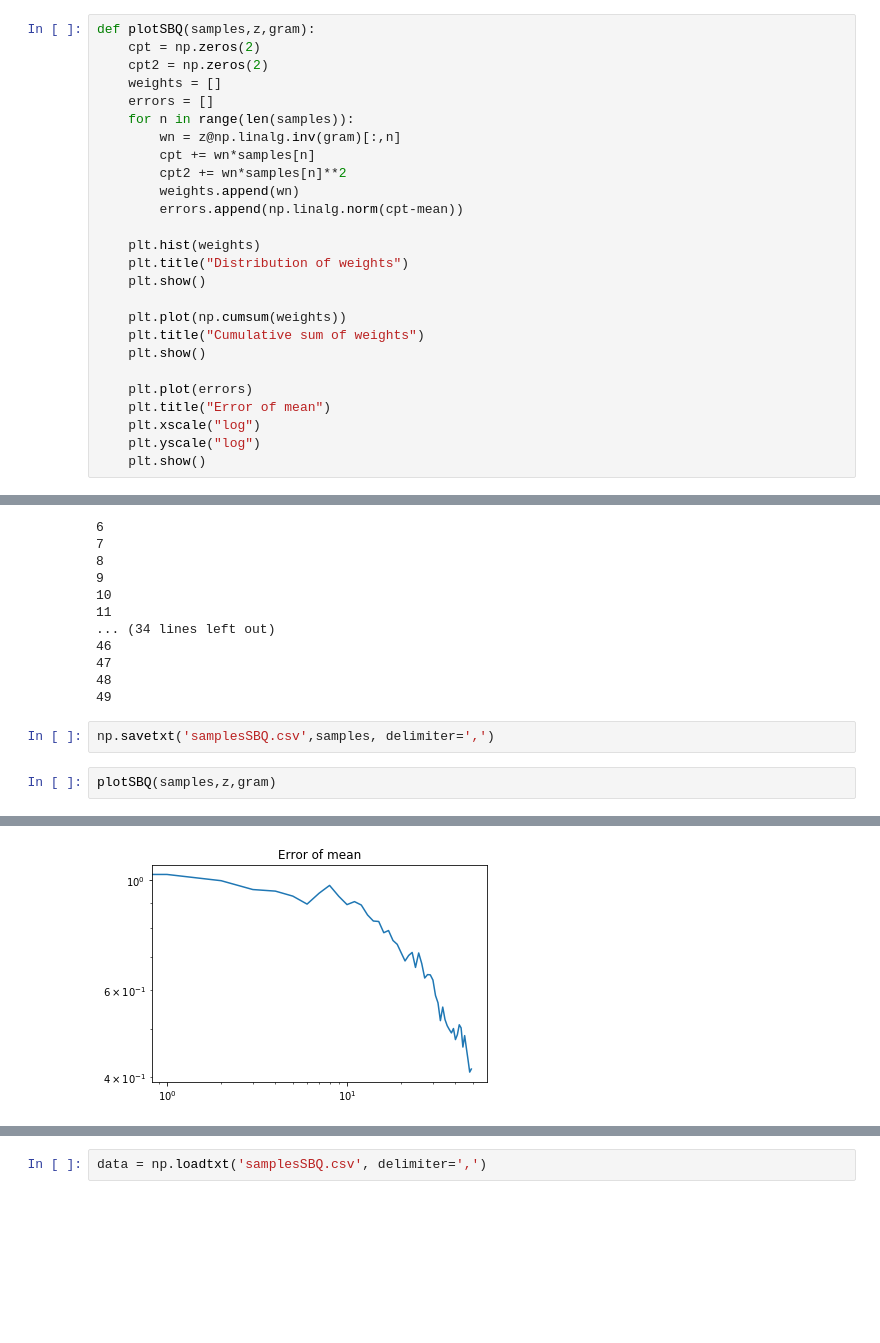
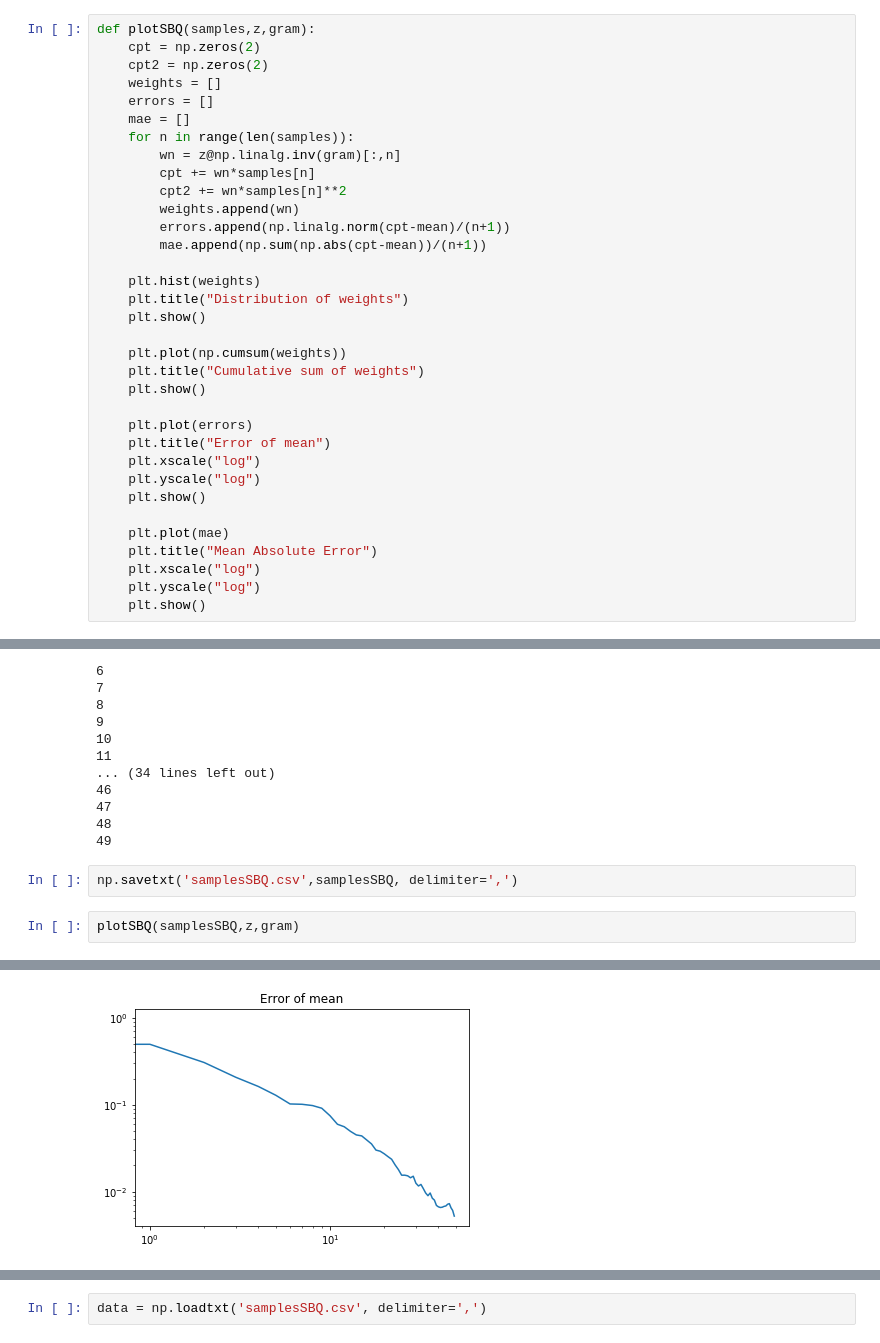
Before and after one commit to ChristopheVuong/MVA-BML-Project-Optimally-Weighted-Herding-is-Bayesian-Quadrature, a Jupyter notebook: Herding vs SBQ.ipynb, the cells around one changed output, grey strips where cells are left out. Saved outputs shown, nothing was run; the diff lists cells and outputs as text; blank space fills up the shorter version.

```diff
--- a/Herding vs SBQ.ipynb
+++ b/Herding vs SBQ.ipynb
@@ -202,12 +214,14 @@ def plotSBQ(samples,z,gram):
     cpt2 = np.zeros(2)
     weights = []
     errors = []
+    mae = []
     for n in range(len(samples)):
         wn = z@np.linalg.inv(gram)[:,n]
         cpt += wn*samples[n]
         cpt2 += wn*samples[n]**2
         weights.append(wn)
-        errors.append(np.linalg.norm(cpt-mean))
+        errors.append(np.linalg.norm(cpt-mean)/(n+1))
+        mae.append(np.sum(np.abs(cpt-mean))/(n+1))
 
     plt.hist(weights)
     plt.title("Distribution of weights")
@@ -222,6 +236,12 @@ def plotSBQ(samples,z,gram):
     plt.xscale("log")
     plt.yscale("log")
     plt.show()
+
+    plt.plot(mae)
+    plt.title("Mean Absolute Error")
+    plt.xscale("log")
+    plt.yscale("log")
+    plt.show()
 # %%
 samplesSBQ,gram,z = SBQ(50,kernel,gm,area=area,samples=[])
 # %% [output]
@@ -243,7 +263,7 @@ samplesSBQ,gram,z = SBQ(50,kernel,gm,area=area,samples=[])
 48
 49
 # %%
-np.savetxt('samplesSBQ.csv',samples, delimiter=',')
+np.savetxt('samplesSBQ.csv',samplesSBQ, delimiter=',')
 # %%
-plotSBQ(samples,z,gram)
+plotSBQ(samplesSBQ,z,gram)
 # %% [output]
@@ -252 +272 @@ plotSBQ(samples,z,gram)
-[figure, old version]
+[figure, new version]
```
Also changed, not shown: parts of 23 cells of this notebook, 1 other file.
